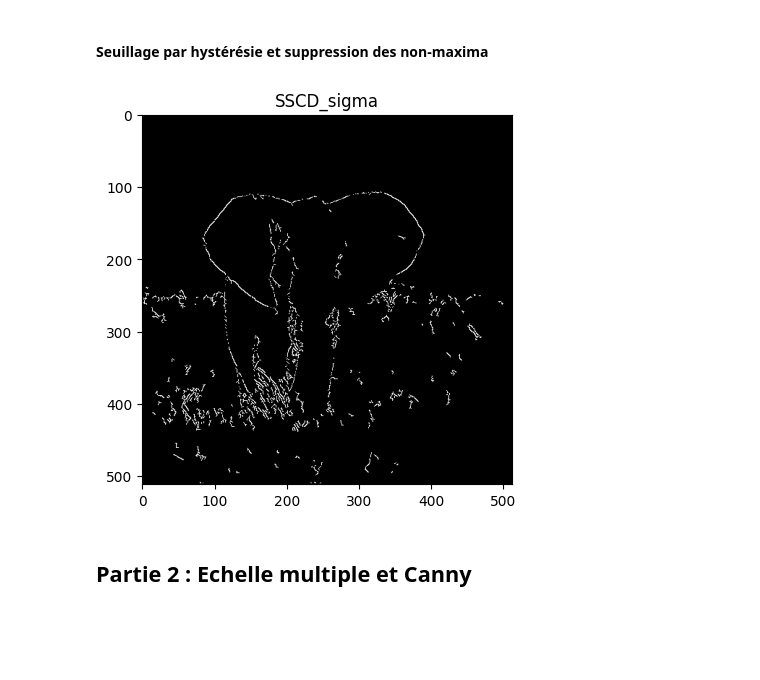
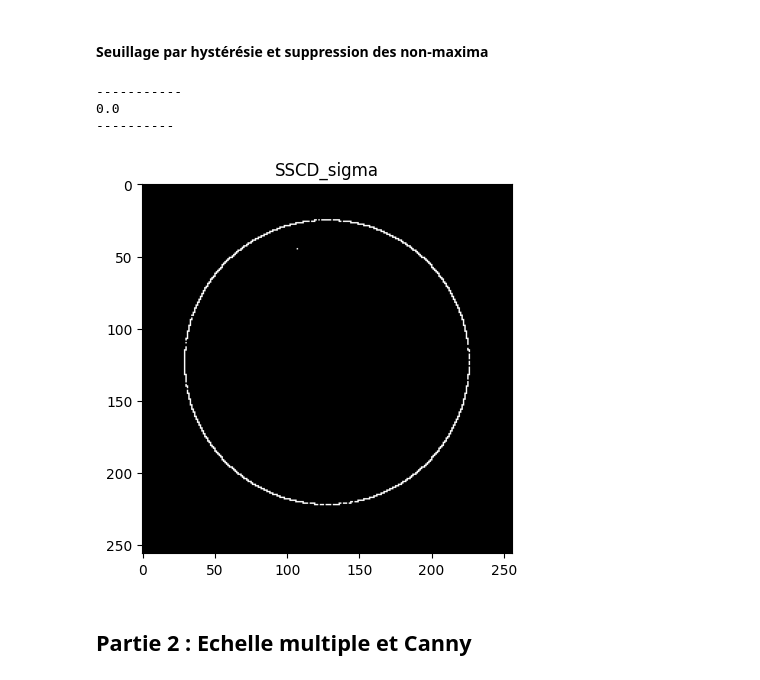
Before and after one commit to ndupont960/EtudesTechniques11, a Jupyter notebook: matlab-to_python.ipynb, the cells around one changed output. Saved outputs shown, nothing was run; the diff lists cells and outputs as text; code cells hidden in the pictures; blank space fills up the shorter version.

```diff
--- a/matlab-to_python.ipynb
+++ b/matlab-to_python.ipynb
@@ -42,7 +42,7 @@ def gaussian_derivative_kernels(sigma):
 
     return Gx, Gy
 # %%
-image = cv2.imread('database/images/elephant_2.pgm', cv2.IMREAD_UNCHANGED)
+image = cv2.imread('disk.png', cv2.IMREAD_UNCHANGED)
 
 if image is None:
     print("Error: Unable to read the image.")
@@ -58,0 +62,9 @@ plt.show()
+# %%
+## adding noise to the image
+
+noise = np.random.normal(0, 255, image.shape)
+image_noisy = (1-0.05)*image + 0.05*noise
+
+plt.imshow(image_noisy, cmap='gray')
+plt.title('Magnitude du Gradient M_sigma')
+plt.show()
@@ -62,7 +76,7 @@ plt.show()
 # paramètre
 sigma = 1
 
-M_sigma = scale_dependent_gradient(image, sigma)
+M_sigma = scale_dependent_gradient(image_noisy, sigma)
 
 # Afficher le gradient
 plt.imshow(M_sigma, cmap='gray')
@@ -158,12 +172,20 @@ def find_neighbors(angle, i, j):
 def supp_non_max(c_sigma):
     # Calcul du gradient
     Fx, Fy = np.gradient(img_as_float(c_sigma))
-    angle = np.arctan2(Fy, Fx)
+    angle = np.pi/2 - np.arctan2(Fy, Fx)
+    minangle = 0
 
     # Suppression des non-maximas
     non_max_suppressed = np.zeros_like(c_sigma)
     for i in range(1, c_sigma.shape[0]-1):
         for j in range(1, c_sigma.shape[1]-1):
+            ###
+            if angle[i, j] < 0 :
+                angle[i,j] += np.pi
+            if angle[i,j]<= minangle :
+                minangle = angle[i,j]
+
+            angle[i,j]-= np.pi
             # Trouver les voisins dans la direction du gradient
             neighb1, neighb2 = find_neighbors(angle[i, j], i, j)
 
@@ -171,11 +193,11 @@ def supp_non_max(c_sigma):
             if c_sigma[i, j] >= c_sigma[neighb1] and c_sigma[i, j] >= c_sigma[neighb2]:
                 non_max_suppressed[i, j] = c_sigma[i, j]
 
-    return non_max_suppressed
+    return non_max_suppressed , minangle
 
 def seuil_hyst(c_sigma, seuil_bas, seuil_haut):
     # Suppression des non-maximas
-    non_max_suppressed = supp_non_max(c_sigma)
+    non_max_suppressed , mina = supp_non_max(c_sigma)
 
     b_sigma = np.zeros_like(c_sigma)
     b_sigma[non_max_suppressed >= seuil_haut] = 1
@@ -186,22 +208,28 @@ def seuil_hyst(c_sigma, seuil_bas, seuil_haut):
             if non_max_suppressed[i, j] >= seuil_bas:
                 if np.any(b_sigma[i-1:i+2, j-1:j+2] == 1):
                     b_sigma[i, j] = 1
+    print("-----------")
+    print(mina)
+    print('----------')
 
     return b_sigma
 # %%
 # Seuils à ajuster en fonction de l'image qu'on met en entrée
 seuil_bas = 0.0000000000001
-seuil_haut = 0.2
+seuil_haut = 0.1
 
 
 b_sigma = seuil_hyst(c_sigma, seuil_bas, seuil_haut)
 
 # Afficher le résultat final
 plt.imshow(b_sigma, cmap='gray')
 plt.title('SSCD_sigma')
 plt.show()
 # %% [output]
+-----------
+0.0
+----------
-[figure, old version]
+[figure, new version]
 # %% [markdown]
 ## Partie 2 : Echelle multiple et Canny
 # %%
```
Also changed, not shown: parts of 6 cells of this notebook, 1 other file.
